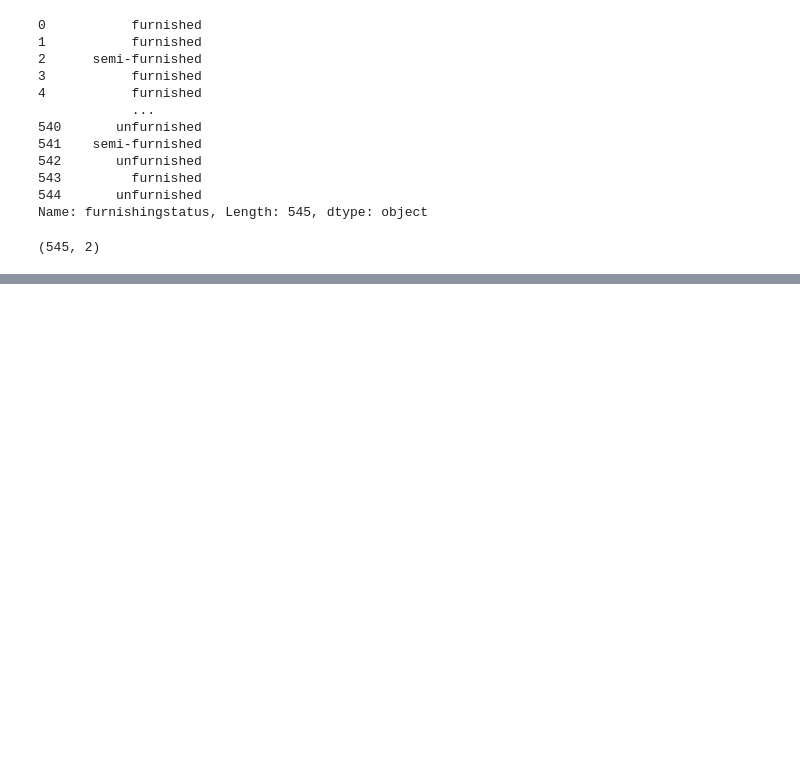
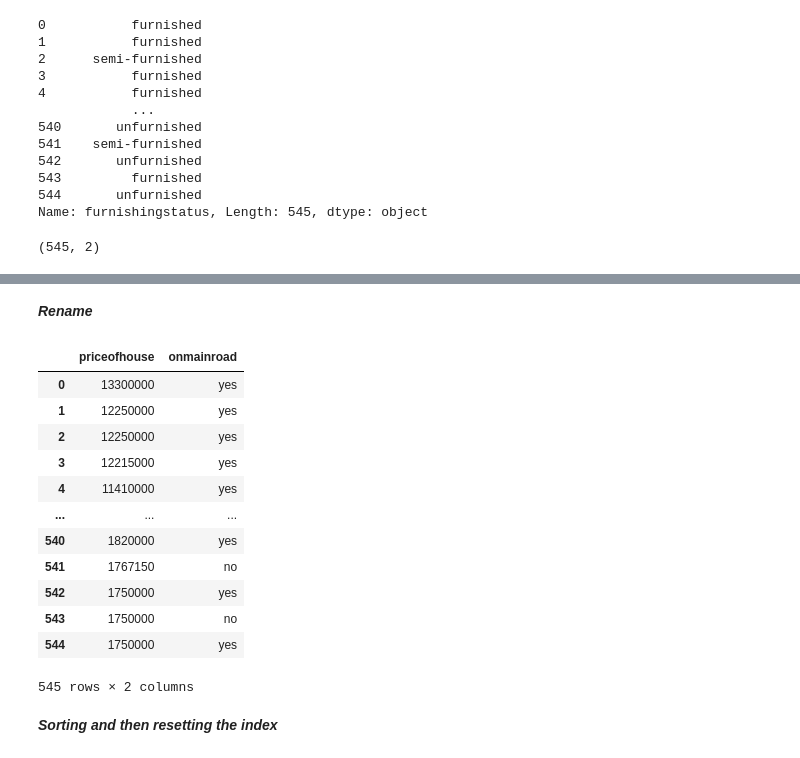
Before and after one commit to HarshSharma0007/Pandas, a Jupyter notebook: Learn_Pandas.ipynb, the cells around one changed output, grey strips where cells are left out. Cells and saved outputs as stored; diff of their text form; code cells hidden in the pictures; blank space fills up the shorter version.

```diff
--- a/Learn_Pandas.ipynb
+++ b/Learn_Pandas.ipynb
@@ -102,0 +150,21 @@ Mainroad_price.shape
+# %% [markdown]
+***Rename***
+# %%
+
+Mainroad_price.rename(columns= {"mainroad":"onmainroad","price":"priceofhouse"})
+# %% [output]
+|  | priceofhouse | onmainroad |
+| 0 | 13300000 | yes |
+| 1 | 12250000 | yes |
+| 2 | 12250000 | yes |
+| 3 | 12215000 | yes |
+| 4 | 11410000 | yes |
+| ... | ... | ... |
+| 540 | 1820000 | yes |
+| 541 | 1767150 | no |
+| 542 | 1750000 | yes |
+| 543 | 1750000 | no |
+| 544 | 1750000 | yes |
+545 rows × 2 columns
+# %% [markdown]
+***Sorting and then resetting the index***
```
Also changed, not shown: parts of 15 cells of this notebook.
